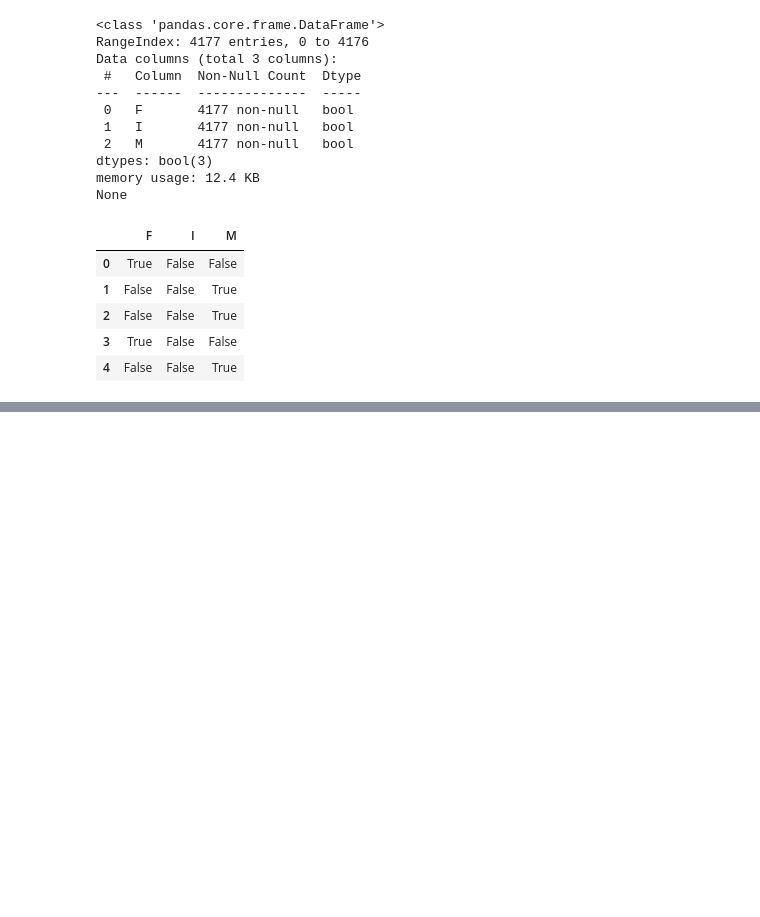
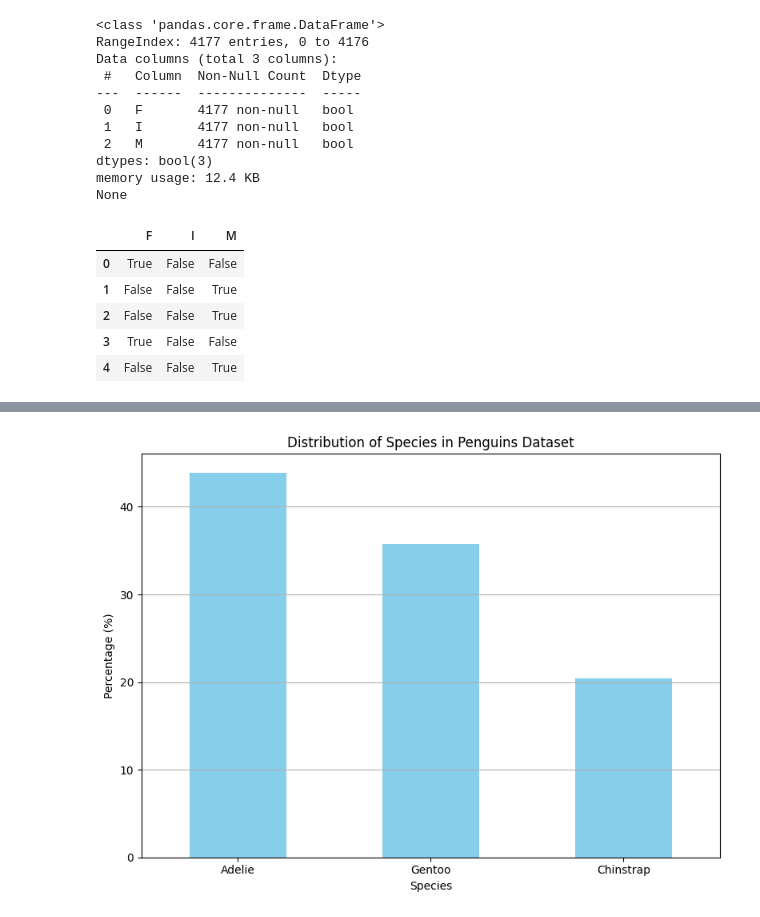
Before and after one commit to L0veRamen/472A1, a Jupyter notebook: assignment_1.ipynb, the cells around one changed output, grey strips where cells are left out. Saved outputs shown, nothing was run; the diff lists cells and outputs as text; code cells hidden in the pictures; blank space fills up the shorter version.

```diff
--- a/assignment_1.ipynb
+++ b/assignment_1.ipynb
@@ -158,0 +165,16 @@ abalone_data_encoded.head()
+# %%
+# Plotting the distribution for 'species' in penguins_data
+# Then use bash to convert the PNG to GIF in folder "result": magick convert penguin-classes.png penguin-classes.gif
+species_counts = penguins_data['species'].value_counts(normalize=True) * 100
+species_counts.plot(kind='bar', color='skyblue', figsize=(8, 6))
+plt.title('Distribution of Species in Penguins Dataset')
+plt.ylabel('Percentage (%)')
+plt.xlabel('Species')
+plt.xticks(rotation=0)
+plt.grid(axis='y')
+plt.tight_layout()
+plt.show()
+#plt.savefig('./result/penguin-classes.png')
+plt.close()
+# %% [output]
+[figure, added]
```
Also changed, not shown: parts of 2 cells of this notebook, 2 other files.
